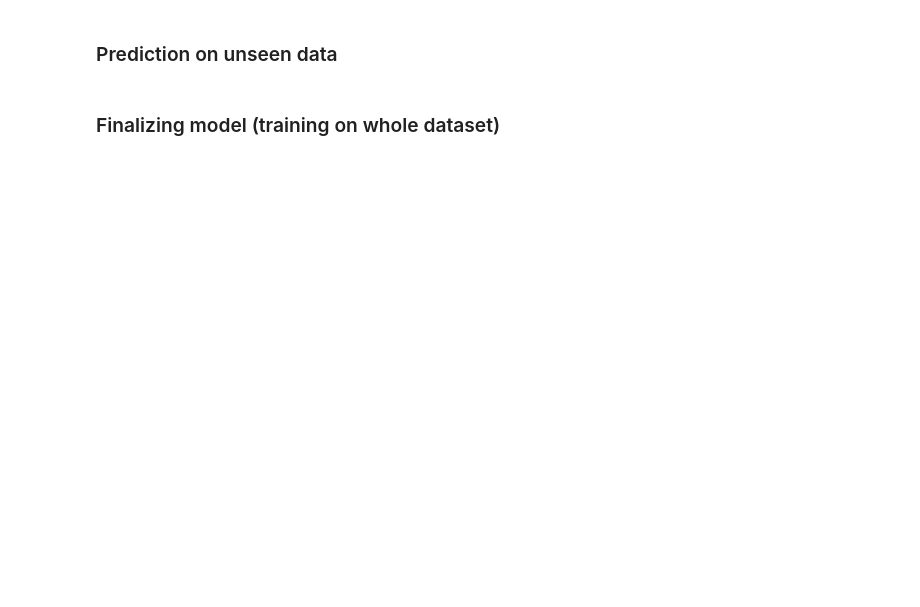
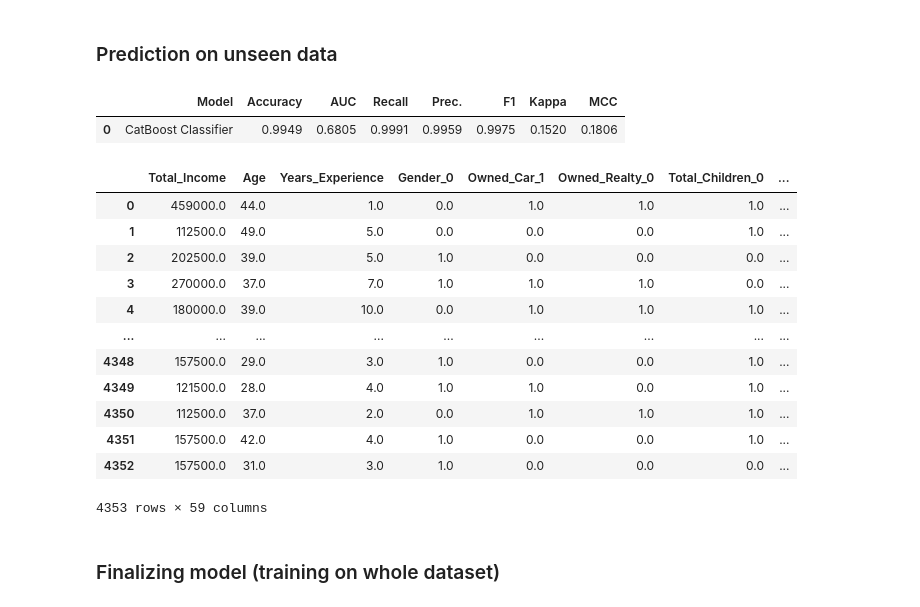
Before and after one commit to oforomar/credit_card_approval_prediction, a Jupyter notebook: credit-card-approval-prediction.ipynb, the cells around one changed output. Cells and saved outputs as stored; diff of their text form; code cells hidden in the pictures; blank space fills up the shorter version.

```diff
--- a/credit-card-approval-prediction.ipynb
+++ b/credit-card-approval-prediction.ipynb
@@ -268,7 +599,23 @@ tune_lr = tune_model(lr)
 # %% [markdown]
 ### Prediction on unseen data
 # %%
-predict_model(tune_lr)
+predict_model(tune_ctboost)
+# %% [output]
+|  | Model | Accuracy | AUC | Recall | Prec. | F1 | Kappa | MCC |
+| 0 | CatBoost Classifier | 0.9949 | 0.6805 | 0.9991 | 0.9959 | 0.9975 | 0.1520 | 0.1806 |
+|  | Total_Income | Age | Years_Experience | Gender_0 | Owned_Car_1 | Owned_Realty_0 | Total_Children_0 | ... |
+| 0 | 459000.0 | 44.0 | 1.0 | 0.0 | 1.0 | 1.0 | 1.0 | ... |
+| 1 | 112500.0 | 49.0 | 5.0 | 0.0 | 0.0 | 0.0 | 1.0 | ... |
+| 2 | 202500.0 | 39.0 | 5.0 | 1.0 | 0.0 | 0.0 | 0.0 | ... |
+| 3 | 270000.0 | 37.0 | 7.0 | 1.0 | 1.0 | 1.0 | 0.0 | ... |
+| 4 | 180000.0 | 39.0 | 10.0 | 0.0 | 1.0 | 1.0 | 1.0 | ... |
+| ... | ... | ... | ... | ... | ... | ... | ... | ... |
+| 4348 | 157500.0 | 29.0 | 3.0 | 1.0 | 0.0 | 0.0 | 1.0 | ... |
+| 4349 | 121500.0 | 28.0 | 4.0 | 1.0 | 1.0 | 0.0 | 1.0 | ... |
+| 4350 | 112500.0 | 37.0 | 2.0 | 0.0 | 1.0 | 1.0 | 1.0 | ... |
+| 4351 | 157500.0 | 42.0 | 4.0 | 1.0 | 0.0 | 0.0 | 1.0 | ... |
+| 4352 | 157500.0 | 31.0 | 3.0 | 1.0 | 0.0 | 0.0 | 0.0 | ... |
+4353 rows × 59 columns
 # %% [markdown]
 ### Finalizing model (training on whole dataset)
 # %%
```
Also changed, not shown: parts of 46 cells of this notebook.
